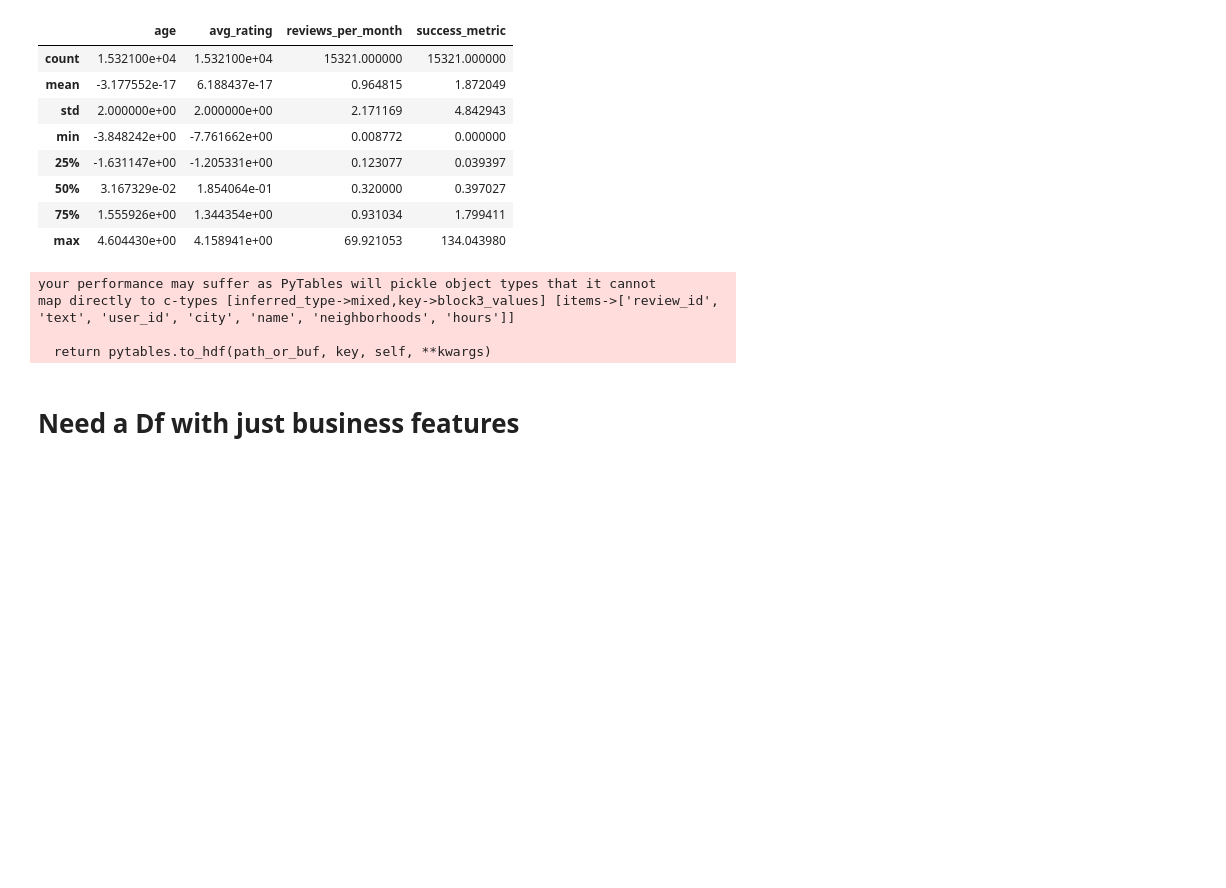
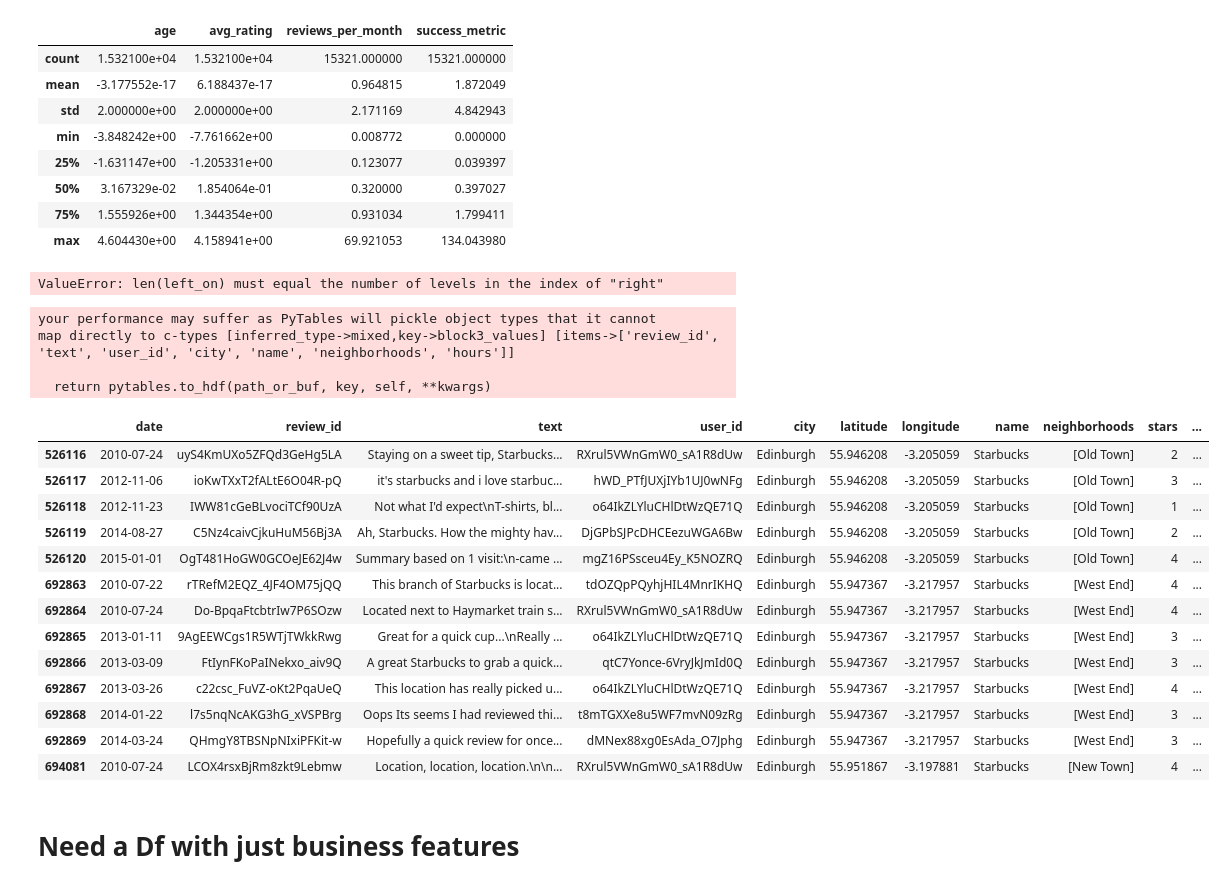
Before and after one commit to Will-So/Location-Win, a Jupyter notebook: notebooks/measuring_success.ipynb, the cells around one changed output. Saved outputs shown, nothing was run; the diff lists cells and outputs as text; code cells hidden in the pictures; blank space fills up the shorter version.

```diff
--- a/notebooks/measuring_success.ipynb
+++ b/notebooks/measuring_success.ipynb
@@ -241,5 +243,7 @@ success = df['success_metric']
 # %%
-combined_data = combined_data.join(success, on='name')
+combined_data = combined_data.join(success, on=['name', 'latitude'])
+# %% [output]
+ValueError: len(left_on) must equal the number of levels in the index of "right"
 # %%
 combined_data.to_hdf('../data/d_success', 'df')
 # %% [output]
@@ -247,6 +251,23 @@ your performance may suffer as PyTables will pickle object types that it cannot
 map directly to c-types [inferred_type->mixed,key->block3_values] [items->['review_id', 'text', 'user_id', 'city', 'name', 'neighborhoods', 'hours']]
 
   return pytables.to_hdf(path_or_buf, key, self, **kwargs)
+# %%
+combined_data[combined_data.name == 'Starbucks']
+# %% [output]
+|  | date | review_id | text | user_id | city | latitude | longitude | name | neighborhoods | stars | ... |
+| 526116 | 2010-07-24 | uyS4KmUXo5ZFQd3GeHg5LA | Staying on a sweet tip, Starbucks... | RXrul5VWnGmW0_sA1R8dUw | Edinburgh | 55.946208 | -3.205059 | Starbucks | [Old Town] | 2 | ... |
+| 526117 | 2012-11-06 | ioKwTXxT2fALtE6O04R-pQ | it's starbucks and i love starbuc... | hWD_PTfJUXjIYb1UJ0wNFg | Edinburgh | 55.946208 | -3.205059 | Starbucks | [Old Town] | 3 | ... |
+| 526118 | 2012-11-23 | IWW81cGeBLvociTCf90UzA | Not what I'd expect\nT-shirts, bl... | o64IkZLYluCHlDtWzQE71Q | Edinburgh | 55.946208 | -3.205059 | Starbucks | [Old Town] | 1 | ... |
+| 526119 | 2014-08-27 | C5Nz4caivCjkuHuM56Bj3A | Ah, Starbucks. How the mighty hav... | DjGPbSJPcDHCEezuWGA6Bw | Edinburgh | 55.946208 | -3.205059 | Starbucks | [Old Town] | 2 | ... |
+| 526120 | 2015-01-01 | OgT481HoGW0GCOeJE62J4w | Summary based on 1 visit:\n-came ... | mgZ16PSsceu4Ey_K5NOZRQ | Edinburgh | 55.946208 | -3.205059 | Starbucks | [Old Town] | 4 | ... |
+| 692863 | 2010-07-22 | rTRefM2EQZ_4JF4OM75jQQ | This branch of Starbucks is locat... | tdOZQpPQyhjHIL4MnrIKHQ | Edinburgh | 55.947367 | -3.217957 | Starbucks | [West End] | 4 | ... |
+| 692864 | 2010-07-24 | Do-BpqaFtcbtrIw7P6SOzw | Located next to Haymarket train s... | RXrul5VWnGmW0_sA1R8dUw | Edinburgh | 55.947367 | -3.217957 | Starbucks | [West End] | 4 | ... |
+| 692865 | 2013-01-11 | 9AgEEWCgs1R5WTjTWkkRwg | Great for a quick cup...\nReally ... | o64IkZLYluCHlDtWzQE71Q | Edinburgh | 55.947367 | -3.217957 | Starbucks | [West End] | 3 | ... |
+| 692866 | 2013-03-09 | FtIynFKoPaINekxo_aiv9Q | A great Starbucks to grab a quick... | qtC7Yonce-6VryJkJmId0Q | Edinburgh | 55.947367 | -3.217957 | Starbucks | [West End] | 3 | ... |
+| 692867 | 2013-03-26 | c22csc_FuVZ-oKt2PqaUeQ | This location has really picked u... | o64IkZLYluCHlDtWzQE71Q | Edinburgh | 55.947367 | -3.217957 | Starbucks | [West End] | 4 | ... |
+| 692868 | 2014-01-22 | l7s5nqNcAKG3hG_xVSPBrg | Oops Its seems I had reviewed thi... | t8mTGXXe8u5WF7mvN09zRg | Edinburgh | 55.947367 | -3.217957 | Starbucks | [West End] | 3 | ... |
+| 692869 | 2014-03-24 | QHmgY8TBSNpNIxiPFKit-w | Hopefully a quick review for once... | dMNex88xg0EsAda_O7Jphg | Edinburgh | 55.947367 | -3.217957 | Starbucks | [West End] | 3 | ... |
+| 694081 | 2010-07-24 | LCOX4rsxBjRm8zkt9Lebmw | Location, location, location.\n\n... | RXrul5VWnGmW0_sA1R8dUw | Edinburgh | 55.951867 | -3.197881 | Starbucks | [New Town] | 4 | ... |
 # %% [markdown]
 # Need a Df with just business features
 # %%
```
Also changed, not shown: parts of 5 cells of this notebook, 1 other file.
